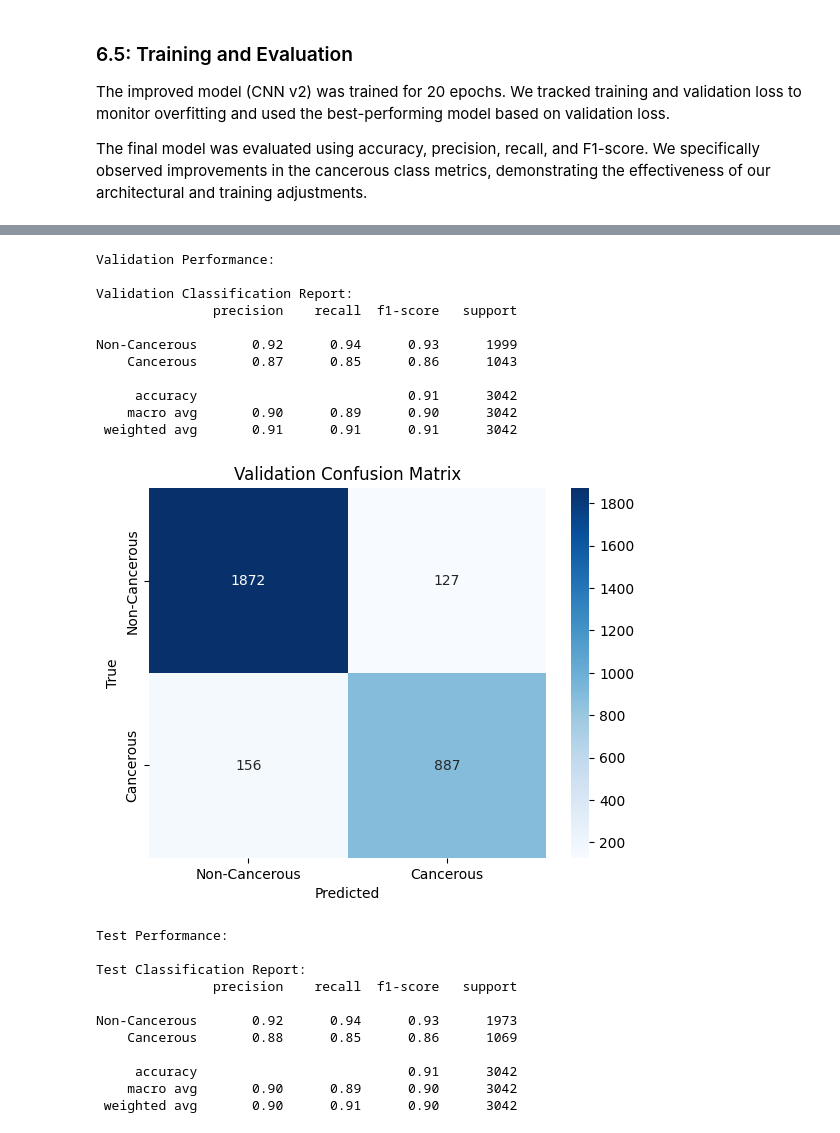
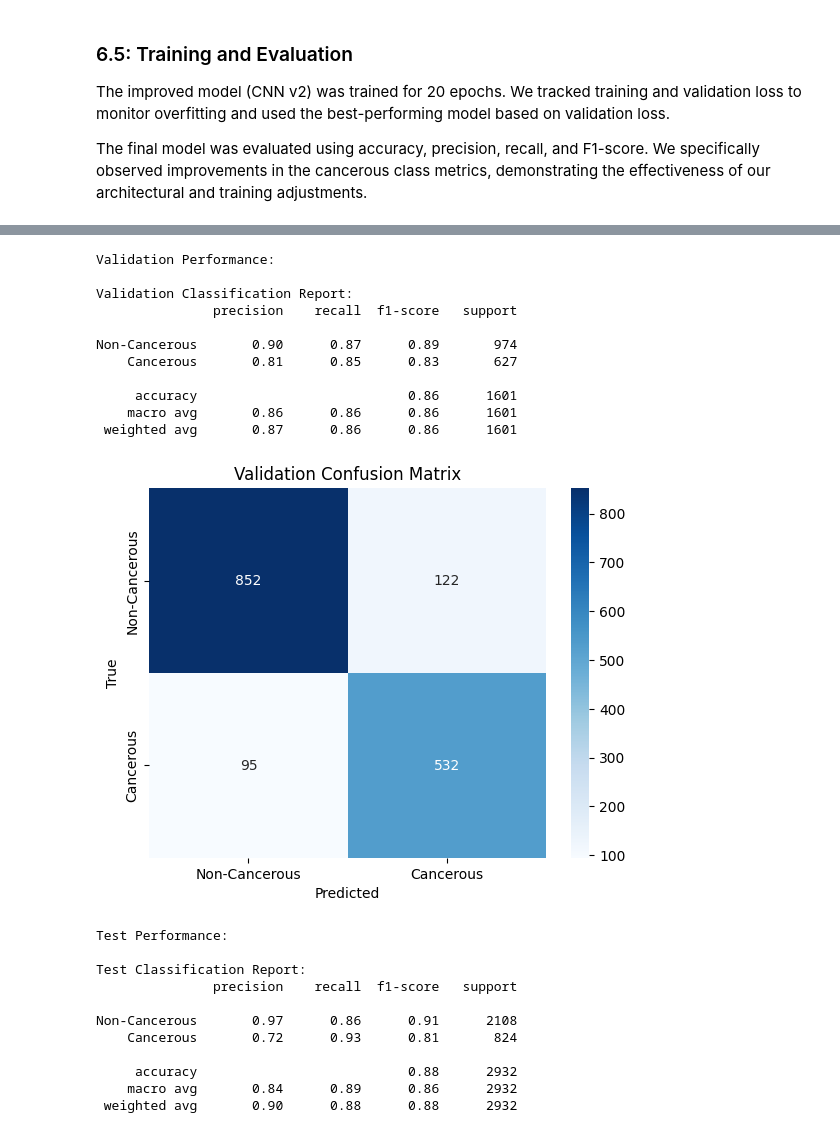
Before and after one commit to VasithaTilakumara/image-classification-cml-g30, a Jupyter notebook: notebooks/binary_classification.ipynb, the cells around one changed output, grey strips where cells are left out. Cells and saved outputs as stored; diff of their text form; code cells hidden in the pictures.

```diff
--- a/notebooks/binary_classification.ipynb
+++ b/notebooks/binary_classification.ipynb
@@ -805,8 +843,10 @@ model = CNNV2().to(device)
 
 optimizer = torch.optim.Adam(model.parameters(), lr=0.001)
 
-train_losses = []
-val_losses = []
+train_losses_adv = []
+val_losses_adv = []
+val_accuracies_adv = []
+
 best_val_loss = float('inf')
 best_model_state = None
 
@@ -815,37 +855,48 @@ num_epochs = 100
 for epoch in range(num_epochs):
     model.train()
     running_loss = 0.0
-    for images, labels in train_loader:
+    for images, labels in train_loader_adv:
         images = images.to(device)
-        labels = labels.to(device).unsqueeze(1)  # [B, 1]
+        labels = labels.to(device).unsqueeze(1)
 
         optimizer.zero_grad()
-        outputs = model(images)  # raw logits
+        outputs = model(images)
         loss = criterion(outputs, labels)
         loss.backward()
         optimizer.step()
         running_loss += loss.item()
 
-    avg_train_loss = running_loss / len(train_loader)
-    train_losses.append(avg_train_loss)
+    avg_train_loss = running_loss / len(train_loader_adv)
+    train_losses_adv.append(avg_train_loss)
 
-    # Validation phase
+    # Validation
     model.eval()
     val_loss = 0.0
+    correct = 0
+    total = 0
+
     with torch.no_grad():
-        for images, labels in val_loader:
-            images, labels = images.to(device), labels.to(device).unsqueeze(1)
+        for images, labels in val_loader_adv:
+            images = images.to(device)
+            labels = labels.to(device).unsqueeze(1)
+
             outputs = model(images)
             loss = criterion(outputs, labels)
             val_loss += loss.item()
-    avg_val_loss = val_loss / len(val_loader)
-    val_losses.append(avg_val_loss)
+
+            preds = (outputs > 0.5).float()
+            correct += (preds == labels).sum().item()
+            total += labels.size(0)
+
+    avg_val_loss = val_loss / len(val_loader_adv)
+    val_accuracy = 100 * correct / total
+    val_losses_adv.append(avg_val_loss)
+    val_accuracies_adv.append(val_accuracy)
 
     # Save best model
     if avg_val_loss < best_val_loss:
         best_val_loss = avg_val_loss
         best_model_state = copy.deepcopy(model.state_dict())
 
-
-    print(f"Epoch [{epoch+1}/100], Train Loss: {avg_train_loss:.4f}, Val Loss: {avg_val_loss:.4f}")
+    print(f"Epoch [{epoch+1}/{num_epochs}], Train Loss: {avg_train_loss:.4f}, Val Loss: {avg_val_loss:.4f}, Val Acc: {val_accuracy:.2f}%")
 # %% [output]
@@ -978,31 +1051,31 @@ plt.show()
 # %%
 model.load_state_dict(best_model_state)
 print("Validation Performance:")
-evaluate(model, val_loader, name='Validation')
+evaluate(model, val_loader_adv, name='Validation')
 
 print("Test Performance:")
-evaluate(model, test_loader, name='Test')
+evaluate(model, test_loader_adv, name='Test')
 # %% [output]
 Validation Performance:
 
 Validation Classification Report:
                precision    recall  f1-score   support
 
-Non-Cancerous       0.92      0.94      0.93      1999
-    Cancerous       0.87      0.85      0.86      1043
+Non-Cancerous       0.90      0.87      0.89       974
+    Cancerous       0.81      0.85      0.83       627
 
-     accuracy                           0.91      3042
-    macro avg       0.90      0.89      0.90      3042
- weighted avg       0.91      0.91      0.91      3042
+     accuracy                           0.86      1601
+    macro avg       0.86      0.86      0.86      1601
+ weighted avg       0.87      0.86      0.86      1601
-[figure, old version]
+[figure, new version]
 Test Performance:
 
 Test Classification Report:
                precision    recall  f1-score   support
 
-Non-Cancerous       0.92      0.94      0.93      1973
-    Cancerous       0.88      0.85      0.86      1069
+Non-Cancerous       0.97      0.86      0.91      2108
+    Cancerous       0.72      0.93      0.81       824
 
-     accuracy                           0.91      3042
-    macro avg       0.90      0.89      0.90      3042
- weighted avg       0.90      0.91      0.90      3042
+     accuracy                           0.88      2932
+    macro avg       0.84      0.89      0.86      2932
+ weighted avg       0.90      0.88      0.88      2932
```
Also changed, not shown: parts of 16 cells of this notebook, 1 other file.
